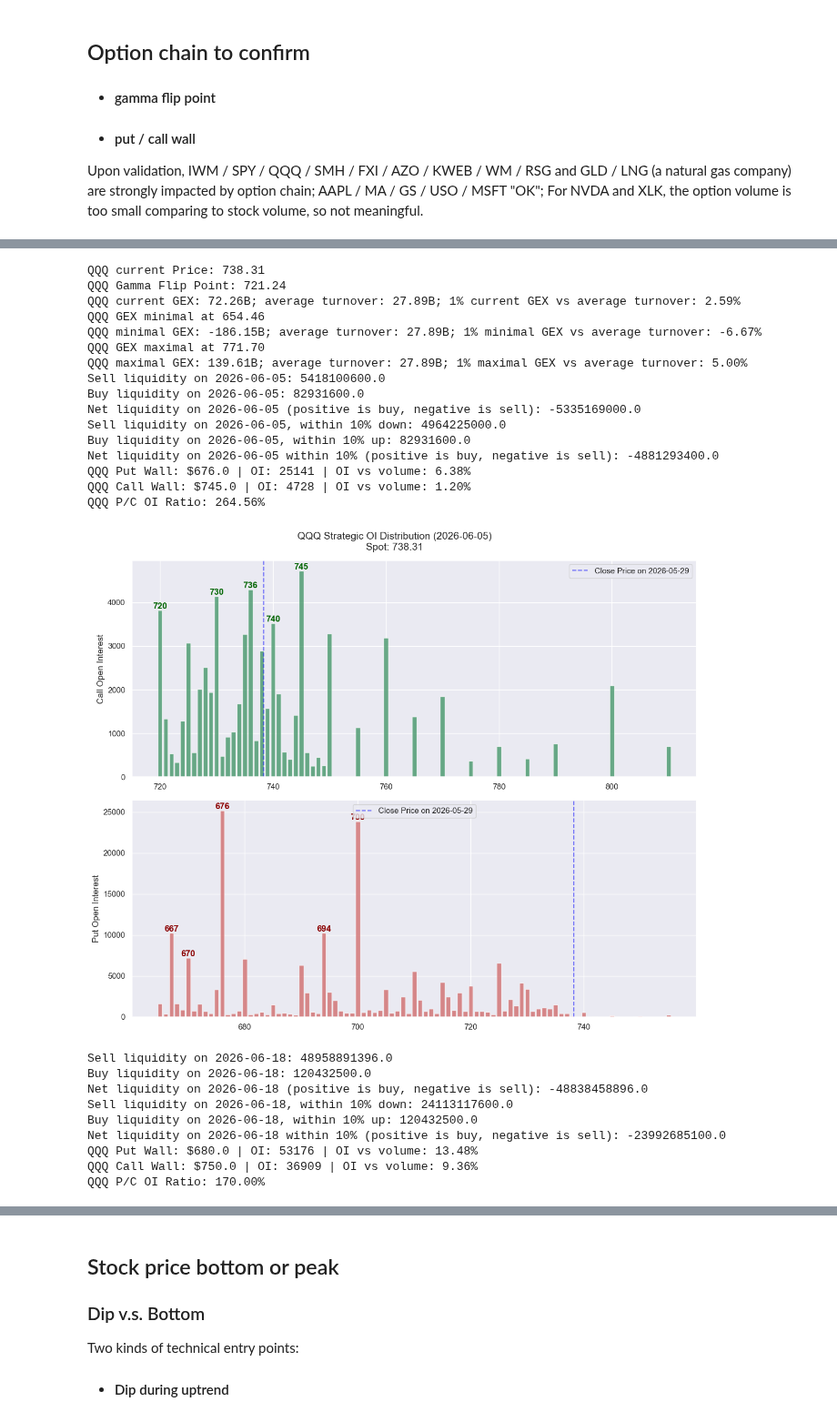
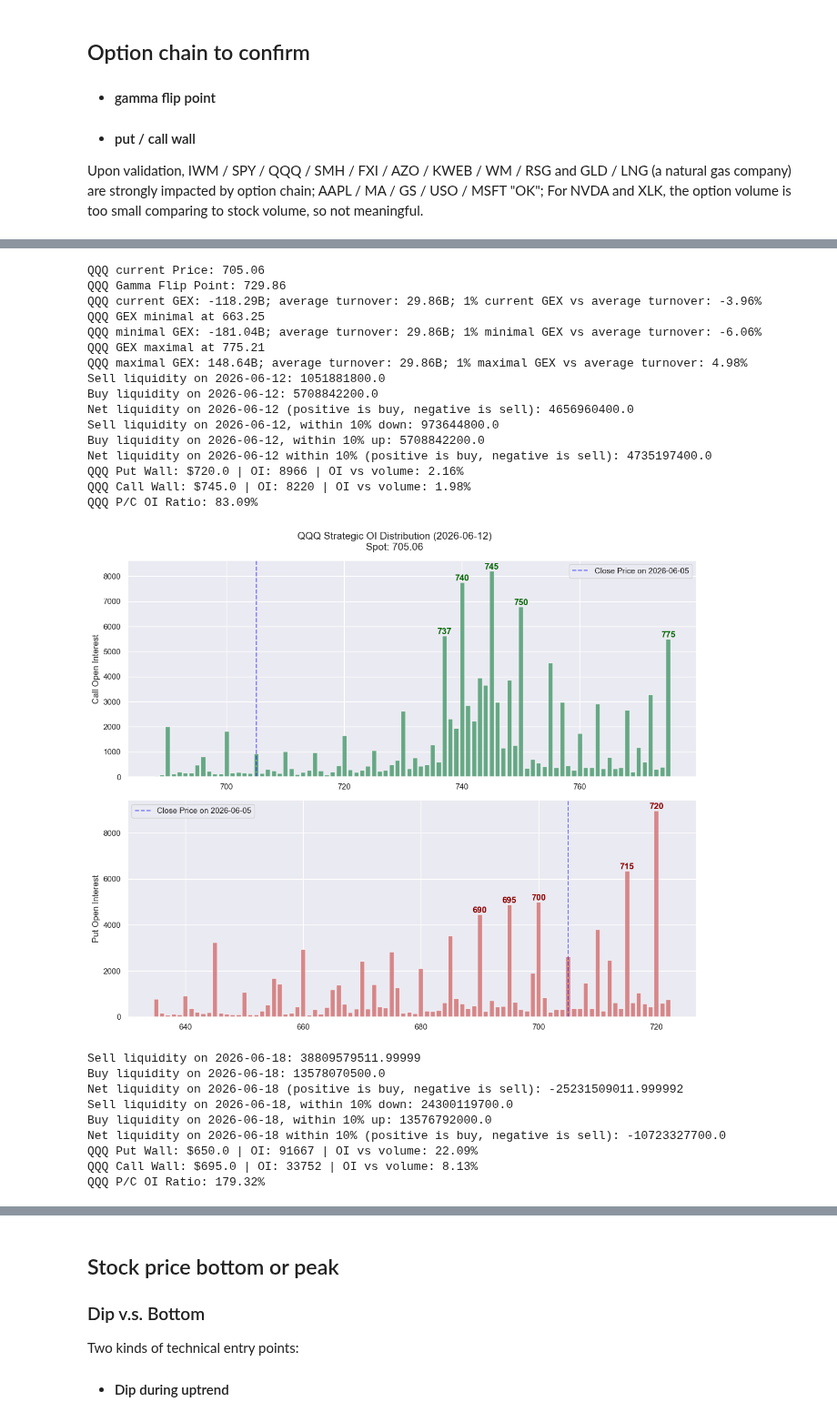
Before and after one commit to Yuchen-Peng/trading_strategy, a Jupyter notebook: notebooks/Quantitative_model.ipynb, the cells around one changed output, grey strips where cells are left out. Shown at 91% size. Cells and saved outputs as stored; diff of their text form; code cells hidden in the pictures.

```diff
--- a/notebooks/Quantitative_model.ipynb
+++ b/notebooks/Quantitative_model.ipynb
@@ -372,9 +249,6 @@ SPY P/C OI Ratio: 221.07%
 # %%
 flip_price, current_gex_value = quant.find_gamma_flip('qqq')
-quant.get_option_walls("qqq", "2026-06-01") # not significant
-quant.get_option_walls("qqq", "2026-06-02") # not significant
-quant.get_option_walls("qqq", "2026-06-03") # not significant
-quant.get_option_walls("qqq", "2026-06-04") # not significant
-quant.get_option_walls("qqq", "2026-06-05") # not significant
+quant.get_option_walls("qqq", "2026-06-12") # not significant
 quant.get_option_walls("qqq", "2026-06-18") # not significant
+quant.get_option_walls("qqq", "2026-07-17") # not significant
 # %% [output]
@@ -382,26 +256,26 @@ quant.get_option_walls("qqq", "2026-06-18") # not significant
-QQQ current Price: 738.31
-QQQ Gamma Flip Point: 721.24
-QQQ current GEX: 72.26B; average turnover: 27.89B; 1% current GEX vs average turnover: 2.59%
-QQQ GEX minimal at 654.46
-QQQ minimal GEX: -186.15B; average turnover: 27.89B; 1% minimal GEX vs average turnover: -6.67%
-QQQ GEX maximal at 771.70
-QQQ maximal GEX: 139.61B; average turnover: 27.89B; 1% maximal GEX vs average turnover: 5.00%
-Sell liquidity on 2026-06-05: 5418100600.0
-Buy liquidity on 2026-06-05: 82931600.0
-Net liquidity on 2026-06-05 (positive is buy, negative is sell): -5335169000.0
-Sell liquidity on 2026-06-05, within 10% down: 4964225000.0
-Buy liquidity on 2026-06-05, within 10% up: 82931600.0
-Net liquidity on 2026-06-05 within 10% (positive is buy, negative is sell): -4881293400.0
-QQQ Put Wall: $676.0 | OI: 25141 | OI vs volume: 6.38%
-QQQ Call Wall: $745.0 | OI: 4728 | OI vs volume: 1.20%
-QQQ P/C OI Ratio: 264.56%
+QQQ current Price: 705.06
+QQQ Gamma Flip Point: 729.86
+QQQ current GEX: -118.29B; average turnover: 29.86B; 1% current GEX vs average turnover: -3.96%
+QQQ GEX minimal at 663.25
+QQQ minimal GEX: -181.04B; average turnover: 29.86B; 1% minimal GEX vs average turnover: -6.06%
+QQQ GEX maximal at 775.21
+QQQ maximal GEX: 148.64B; average turnover: 29.86B; 1% maximal GEX vs average turnover: 4.98%
+Sell liquidity on 2026-06-12: 1051881800.0
+Buy liquidity on 2026-06-12: 5708842200.0
+Net liquidity on 2026-06-12 (positive is buy, negative is sell): 4656960400.0
+Sell liquidity on 2026-06-12, within 10% down: 973644800.0
+Buy liquidity on 2026-06-12, within 10% up: 5708842200.0
+Net liquidity on 2026-06-12 within 10% (positive is buy, negative is sell): 4735197400.0
+QQQ Put Wall: $720.0 | OI: 8966 | OI vs volume: 2.16%
+QQQ Call Wall: $745.0 | OI: 8220 | OI vs volume: 1.98%
+QQQ P/C OI Ratio: 83.09%
-[figure, old version]
+[figure, new version]
-Sell liquidity on 2026-06-18: 48958891396.0
-Buy liquidity on 2026-06-18: 120432500.0
-Net liquidity on 2026-06-18 (positive is buy, negative is sell): -48838458896.0
-Sell liquidity on 2026-06-18, within 10% down: 24113117600.0
-Buy liquidity on 2026-06-18, within 10% up: 120432500.0
-Net liquidity on 2026-06-18 within 10% (positive is buy, negative is sell): -23992685100.0
-QQQ Put Wall: $680.0 | OI: 53176 | OI vs volume: 13.48%
-QQQ Call Wall: $750.0 | OI: 36909 | OI vs volume: 9.36%
-QQQ P/C OI Ratio: 170.00%
+Sell liquidity on 2026-06-18: 38809579511.99999
+Buy liquidity on 2026-06-18: 13578070500.0
+Net liquidity on 2026-06-18 (positive is buy, negative is sell): -25231509011.999992
+Sell liquidity on 2026-06-18, within 10% down: 24300119700.0
+Buy liquidity on 2026-06-18, within 10% up: 13576792000.0
+Net liquidity on 2026-06-18 within 10% (positive is buy, negative is sell): -10723327700.0
+QQQ Put Wall: $650.0 | OI: 91667 | OI vs volume: 22.09%
+QQQ Call Wall: $695.0 | OI: 33752 | OI vs volume: 8.13%
+QQQ P/C OI Ratio: 179.32%
```
Also changed, not shown: parts of 16 cells of this notebook, 2 other files.
